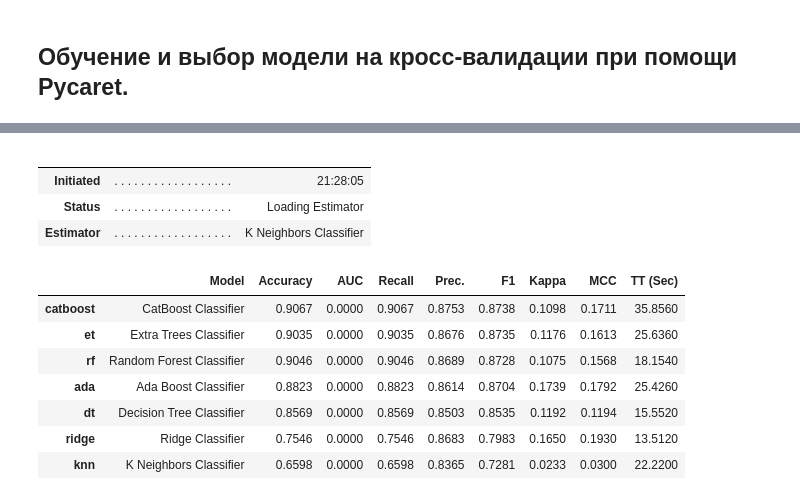
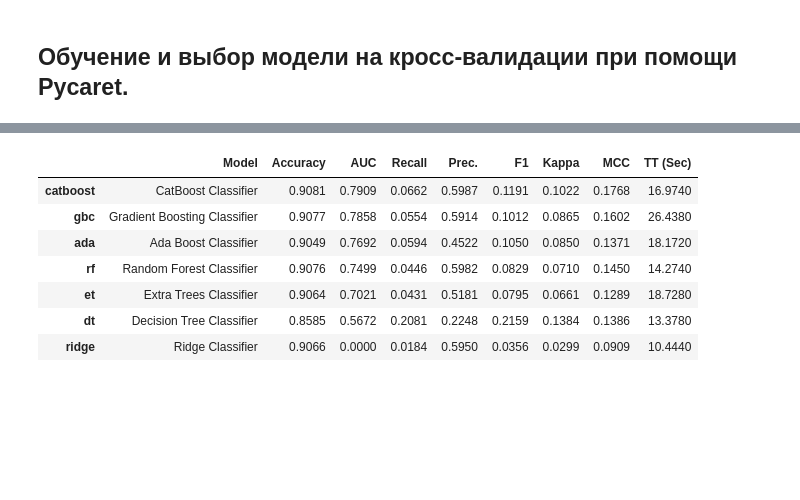
Before and after one commit to FedorSafonov/Predicting-the-success-of-startups, a Jupyter notebook: test.ipynb, the cells around one changed output, grey strips where cells are left out. Saved outputs shown, nothing was run; the diff lists cells and outputs as text; code cells hidden in the pictures; blank space fills up the shorter version.

```diff
--- a/test.ipynb
+++ b/test.ipynb
@@ -666,14 +665,14 @@ for column in categorical_columns[1:]:
 ### Другие признаки
 # %%
 date_features = ['founded_at', 'first_funding_at', 'last_funding_at']
-
-for feature in date_features:
-    df[f'{feature}_year'] = df[feature].dt.year
-    df[f'{feature}_month'] = df[feature].dt.month
-    df[f'{feature}_day_of_week'] = df[feature].dt.dayofweek
-    df[f'{feature}_week_of_year'] = df[feature].dt.isocalendar().week
-    df[f'{feature}_day_of_year'] = df[feature].dt.dayofyear
-    df[f'{feature}_day_of_month'] = df[feature].dt.day
+for data in [df,X_test]:
+    for feature in date_features:
+        data[f'{feature}_year'] = data[feature].dt.year
+        data[f'{feature}_month'] = data[feature].dt.month
+        data[f'{feature}_day_of_week'] = data[feature].dt.dayofweek
+        data[f'{feature}_week_of_year'] = data[feature].dt.isocalendar().week
+        data[f'{feature}_day_of_year'] = data[feature].dt.dayofyear
+        data[f'{feature}_day_of_month'] = data[feature].dt.day
 # %% [markdown]
 # Предобработка
 # %% [markdown]
@@ -724,3 +723,7 @@ S = 100500
 # %%
 categorical_features = ['category_list','country_code','state_code', 'region', 'city']
 ignore_features = ['name','closed_at']+date_features
+# %%
+train = df.drop(ignore_features,axis=1)
+# %%
+train[target] = (train[target] == 'closed' * 1)
@@ -727,6 +735,5 @@ ignore_features = ['name','closed_at']+date_features
 # %%
-experement = setup(df,target = target,train_size = 0.8,fold=5,categorical_imputation = 'unknown',
-                   numeric_imputation = -1, rare_to_value = 0.0002,
-                   session_id=S,categorical_features = categorical_features,
-                   ignore_features=ignore_features,max_encoding_ohe=2000,fix_imbalance=True)
+experement = setup(train,target = target,train_size = 0.8,fold=5,categorical_imputation = 'unknown',
+                   numeric_imputation = -1, rare_to_value = 0.0002, session_id=S,
+                   categorical_features = categorical_features,max_encoding_ohe=2000)
 # %% [output]
@@ -764,5 +758,5 @@ UnicodeDecodeError: 'utf-8' codec can't decode byte 0xaf in position 6: invalid
 %%time
 %%chime
 
-best_model = experement.compare_models(sort='f1',exclude=['gbc','dummy','nb','svm','lr','lda','qda'])
+best_model = experement.compare_models(sort='AUC',exclude=['dummy','nb','svm','lr','lda','qda','knn'])
 # %% [output]
@@ -769,13 +764,8 @@ best_model = experement.compare_models(sort='f1',exclude=['gbc','dummy','nb','sv
-|  |  |  |
-|  |  |  |
-| Initiated | . . . . . . . . . . . . . . . . . . | 21:28:05 |
-| Status | . . . . . . . . . . . . . . . . . . | Loading Estimator |
-| Estimator | . . . . . . . . . . . . . . . . . . | K Neighbors Classifier |
+|  | Model | Accuracy | AUC | Recall | Prec. | F1 | Kappa | MCC | TT (Sec) |
+| catboost | CatBoost Classifier | 0.9081 | 0.7909 | 0.0662 | 0.5987 | 0.1191 | 0.1022 | 0.1768 | 16.9740 |
+| gbc | Gradient Boosting Classifier | 0.9077 | 0.7858 | 0.0554 | 0.5914 | 0.1012 | 0.0865 | 0.1602 | 26.4380 |
+| ada | Ada Boost Classifier | 0.9049 | 0.7692 | 0.0594 | 0.4522 | 0.1050 | 0.0850 | 0.1371 | 18.1720 |
+| rf | Random Forest Classifier | 0.9076 | 0.7499 | 0.0446 | 0.5982 | 0.0829 | 0.0710 | 0.1450 | 14.2740 |
+| et | Extra Trees Classifier | 0.9064 | 0.7021 | 0.0431 | 0.5181 | 0.0795 | 0.0661 | 0.1289 | 18.7280 |
+| dt | Decision Tree Classifier | 0.8585 | 0.5672 | 0.2081 | 0.2248 | 0.2159 | 0.1384 | 0.1386 | 13.3780 |
+| ridge | Ridge Classifier | 0.9066 | 0.0000 | 0.0184 | 0.5950 | 0.0356 | 0.0299 | 0.0909 | 10.4440 |
-|  | Model | Accuracy | AUC | Recall | Prec. | F1 | Kappa | MCC | TT (Sec) |
-| catboost | CatBoost Classifier | 0.9067 | 0.0000 | 0.9067 | 0.8753 | 0.8738 | 0.1098 | 0.1711 | 35.8560 |
-| et | Extra Trees Classifier | 0.9035 | 0.0000 | 0.9035 | 0.8676 | 0.8735 | 0.1176 | 0.1613 | 25.6360 |
-| rf | Random Forest Classifier | 0.9046 | 0.0000 | 0.9046 | 0.8689 | 0.8728 | 0.1075 | 0.1568 | 18.1540 |
-| ada | Ada Boost Classifier | 0.8823 | 0.0000 | 0.8823 | 0.8614 | 0.8704 | 0.1739 | 0.1792 | 25.4260 |
-| dt | Decision Tree Classifier | 0.8569 | 0.0000 | 0.8569 | 0.8503 | 0.8535 | 0.1192 | 0.1194 | 15.5520 |
-| ridge | Ridge Classifier | 0.7546 | 0.0000 | 0.7546 | 0.8683 | 0.7983 | 0.1650 | 0.1930 | 13.5120 |
-| knn | K Neighbors Classifier | 0.6598 | 0.0000 | 0.6598 | 0.8365 | 0.7281 | 0.0233 | 0.0300 | 22.2200 |
```
Also changed, not shown: parts of 23 cells of this notebook, 11 other files.
